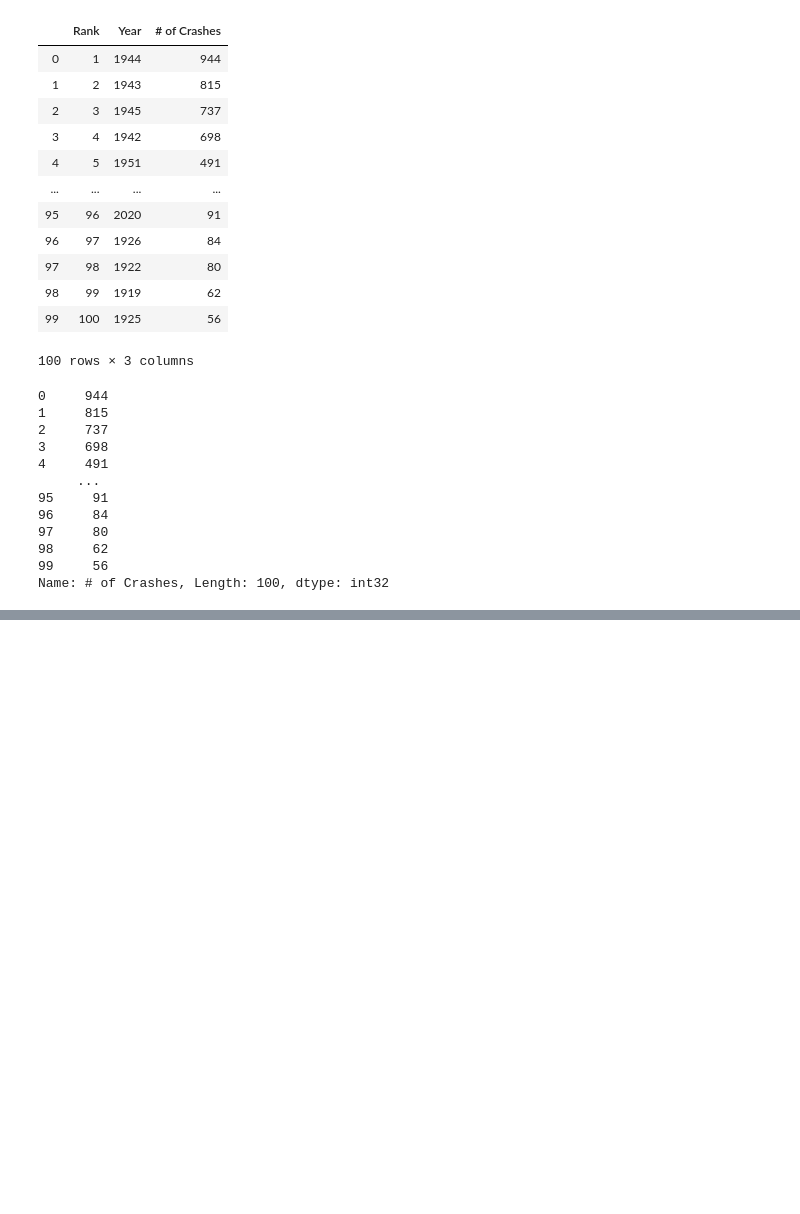
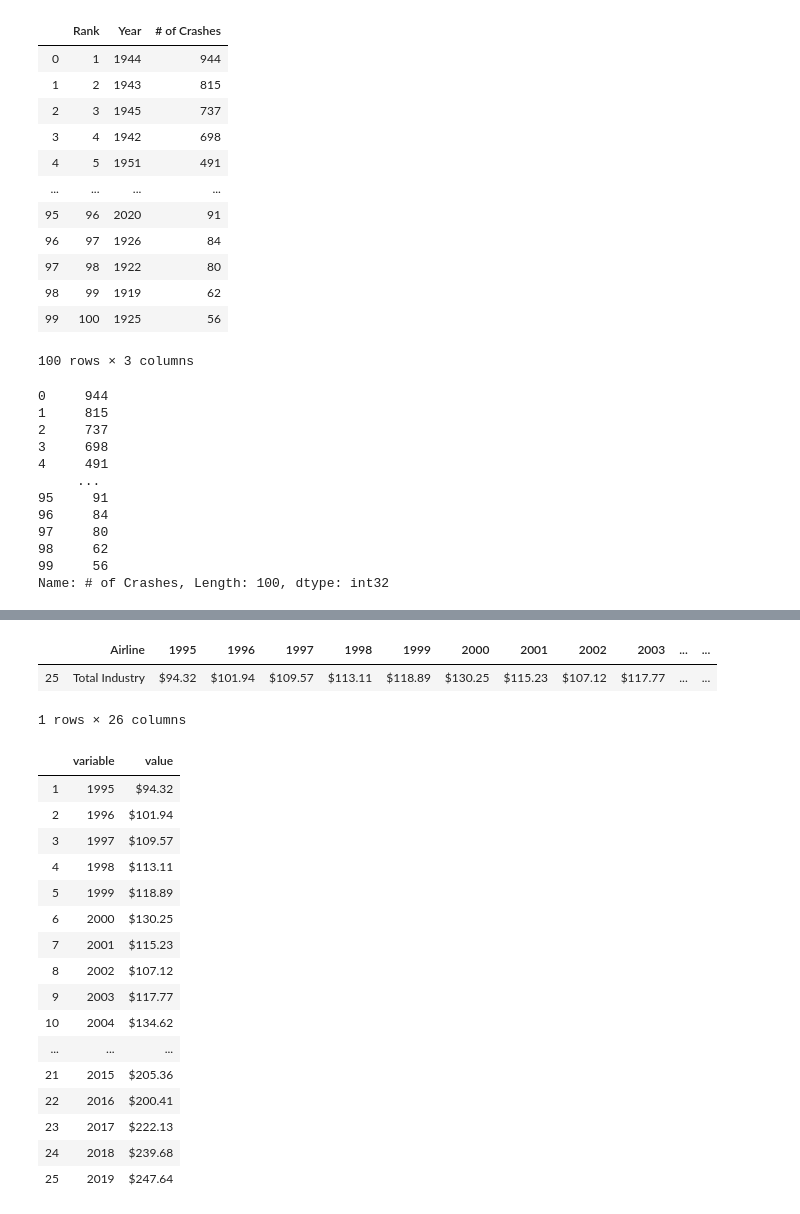
Before and after one commit to gloriaypradal/DSC640_Airplane, a Jupyter notebook: Untitled16.ipynb, the cells around one changed output, grey strips where cells are left out. Saved outputs shown, nothing was run; the diff lists cells and outputs as text; code cells hidden in the pictures; blank space fills up the shorter version.

```diff
--- a/Untitled16.ipynb
+++ b/Untitled16.ipynb
@@ -199,0 +242,30 @@ df1.to_csv(r'C:\Users\Gloria\crashes.csv')
+# %%
+df2 = df2.drop(df2.index[1], axis=0)
+# %%
+df2
+# %% [output]
+|  | Airline | 1995 | 1996 | 1997 | 1998 | 1999 | 2000 | 2001 | 2002 | 2003 | ... | ... |
+| 25 | Total Industry | $94.32 | $101.94 | $109.57 | $113.11 | $118.89 | $130.25 | $115.23 | $107.12 | $117.77 | ... | ... |
+1 rows × 26 columns
+# %%
+df3 = pd.melt(df2)
+# %%
+df3.drop(df3.index[0], axis=0)
+# %% [output]
+|  | variable | value |
+| 1 | 1995 | $94.32 |
+| 2 | 1996 | $101.94 |
+| 3 | 1997 | $109.57 |
+| 4 | 1998 | $113.11 |
+| 5 | 1999 | $118.89 |
+| 6 | 2000 | $130.25 |
+| 7 | 2001 | $115.23 |
+| 8 | 2002 | $107.12 |
+| 9 | 2003 | $117.77 |
+| 10 | 2004 | $134.62 |
+| ... | ... | ... |
+| 21 | 2015 | $205.36 |
+| 22 | 2016 | $200.41 |
+| 23 | 2017 | $222.13 |
+| 24 | 2018 | $239.68 |
+| 25 | 2019 | $247.64 |
```
Also changed, not shown: parts of 7 cells of this notebook.
